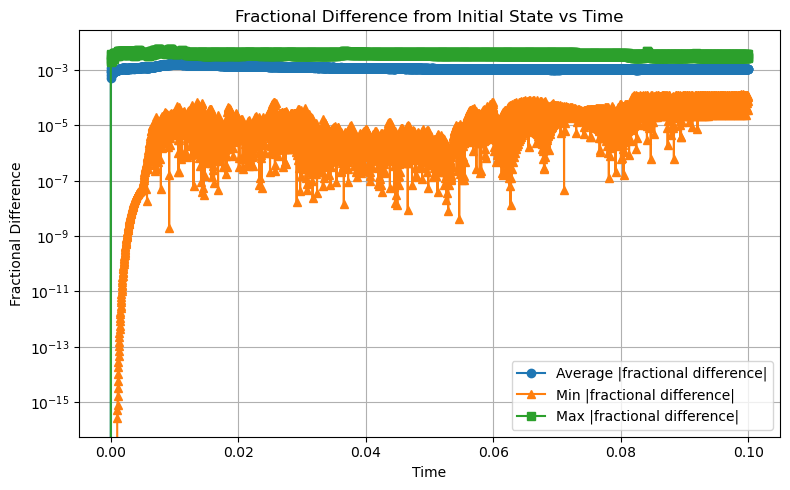
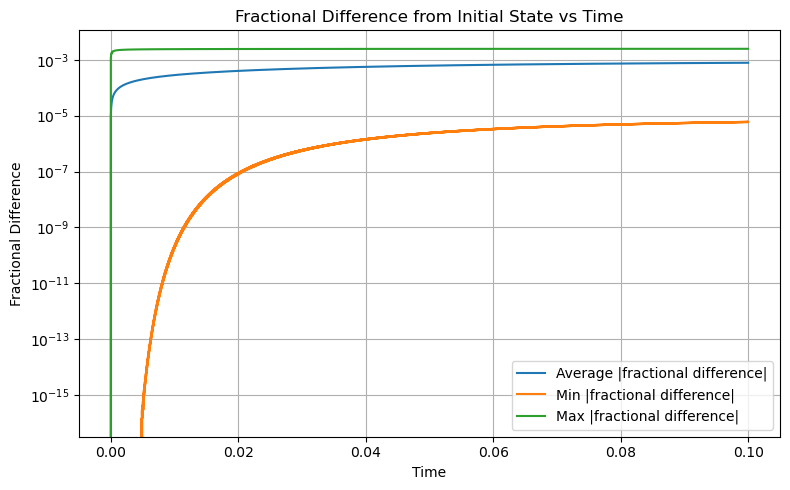
Code edit (unified diff) that turned the first committed figure into the second:
--- before
+++ after
@@ -1,5 +1,10 @@
-# Plot average, min, and max fractional differences vs time
+# Compute average, min, and max fractional difference for each time step
+median_fractional_diff = np.median(np.abs(fractional_diffs), axis=1)
+min_fractional_diff = np.min(np.abs(fractional_diffs), axis=1)
+max_fractional_diff = np.max(np.abs(fractional_diffs), axis=1)
+
+# Plot median, min, and max fractional differences vs time
 plt.figure(figsize=(8, 5))
-plt.plot(times, avg_fractional_diff, label='Average |fractional difference|', marker='o')
+plt.plot(times, median_fractional_diff, label='Median |fractional difference|', marker='o')
 plt.plot(times, min_fractional_diff, label='Min |fractional difference|', marker='^')
 plt.plot(times, max_fractional_diff, label='Max |fractional difference|', marker='s')

Commit: Restore missing fractional_diffs calculation in notebook